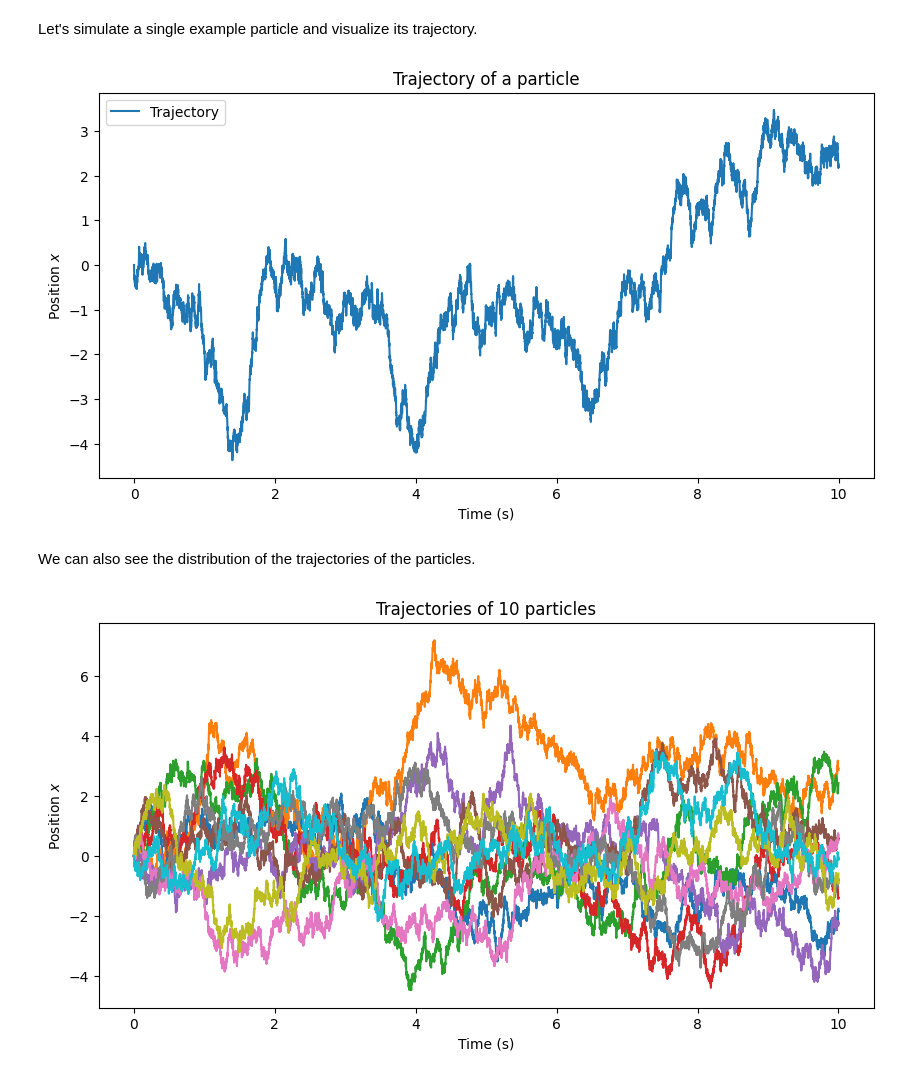
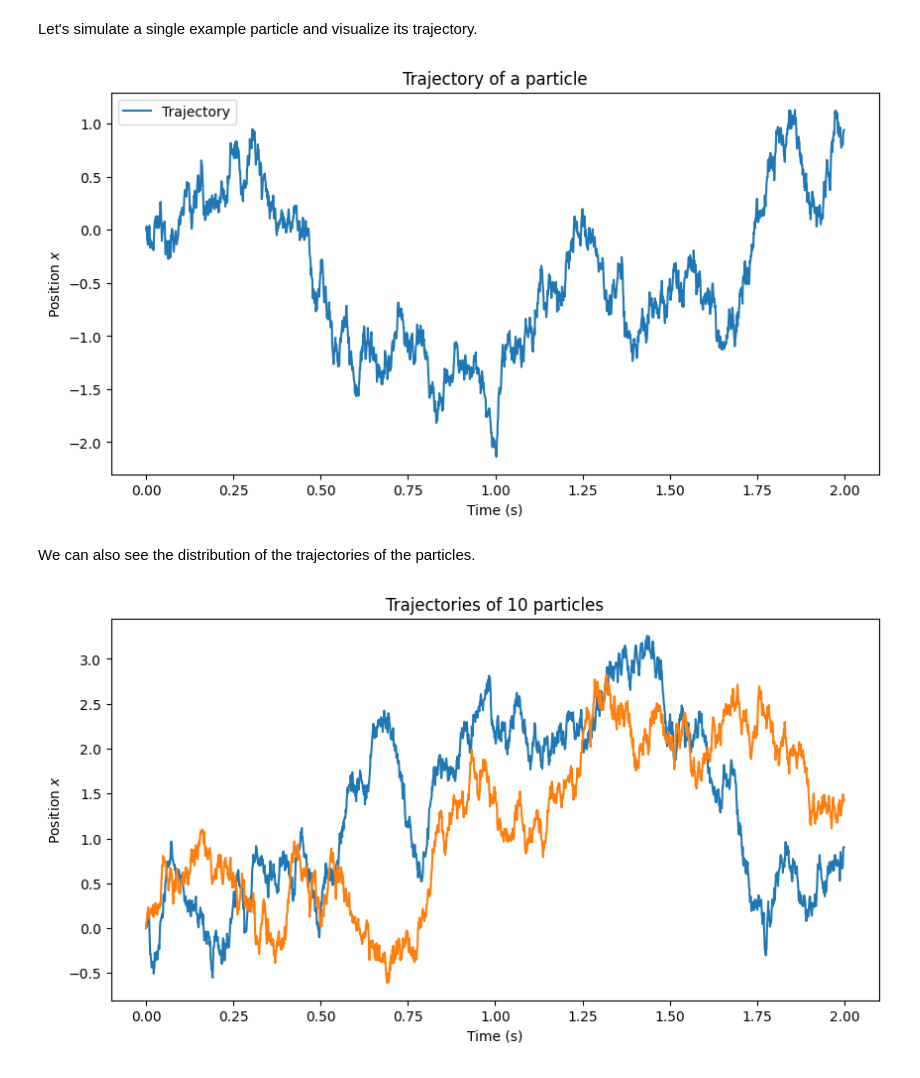
Before and after one commit to jacopocarotenuto/SBI_RedBloodCells, a Jupyter notebook: Code/Notebooks/RunTumble.ipynb, the cells around one changed output. Saved outputs shown, nothing was run; the diff lists cells and outputs as text; code cells hidden in the pictures.

```diff
--- a/Code/Notebooks/RunTumble.ipynb
+++ b/Code/Notebooks/RunTumble.ipynb
@@ -63,7 +63,7 @@ Let us define the parameters of our model and simulation. As this is a highly st
 # %%
 ModelParameter = np.array([1, 1]) # [k, omega]
 NumberOfParticles = 1000 # Number of particles to simulate
-TotalTime = 10 # Total time of simulation
+TotalTime = 2 # Total time of simulation
 dt = 1e-3 # Time step
 alpha = 0.5 # Tumbling rate
 t = np.arange(0, TotalTime, dt) # Time vector
@@ -80,18 +80,18 @@ ax.set_ylabel("Position $x$")
 ax.legend()
 ax.set_title("Trajectory of a particle");
 # %% [output]
-[figure, old version]
+[figure, new version]
 # %% [markdown]
 We can also see the distribution of the trajectories of the particles.
 # %%
 x_trace = RunTumble(ModelParameter, NumberOfParticles, dt, TotalTime, alpha) # Run the model
 
 # Plot the results
 fig, ax = plt.subplots(1, 1, figsize=(10, 5))
-for i in np.arange(0, 10):
+for i in np.arange(0, 2):
     ax.plot(t, x_trace[i,:], label="Trajectory")
 ax.set_xlabel("Time (s)")
 ax.set_ylabel("Position $x$")
 ax.set_title("Trajectories of 10 particles");
 # %% [output]
-[figure, old version]
+[figure, new version]
```
Also changed, not shown: parts of 35 cells of this notebook, 1 other file.
